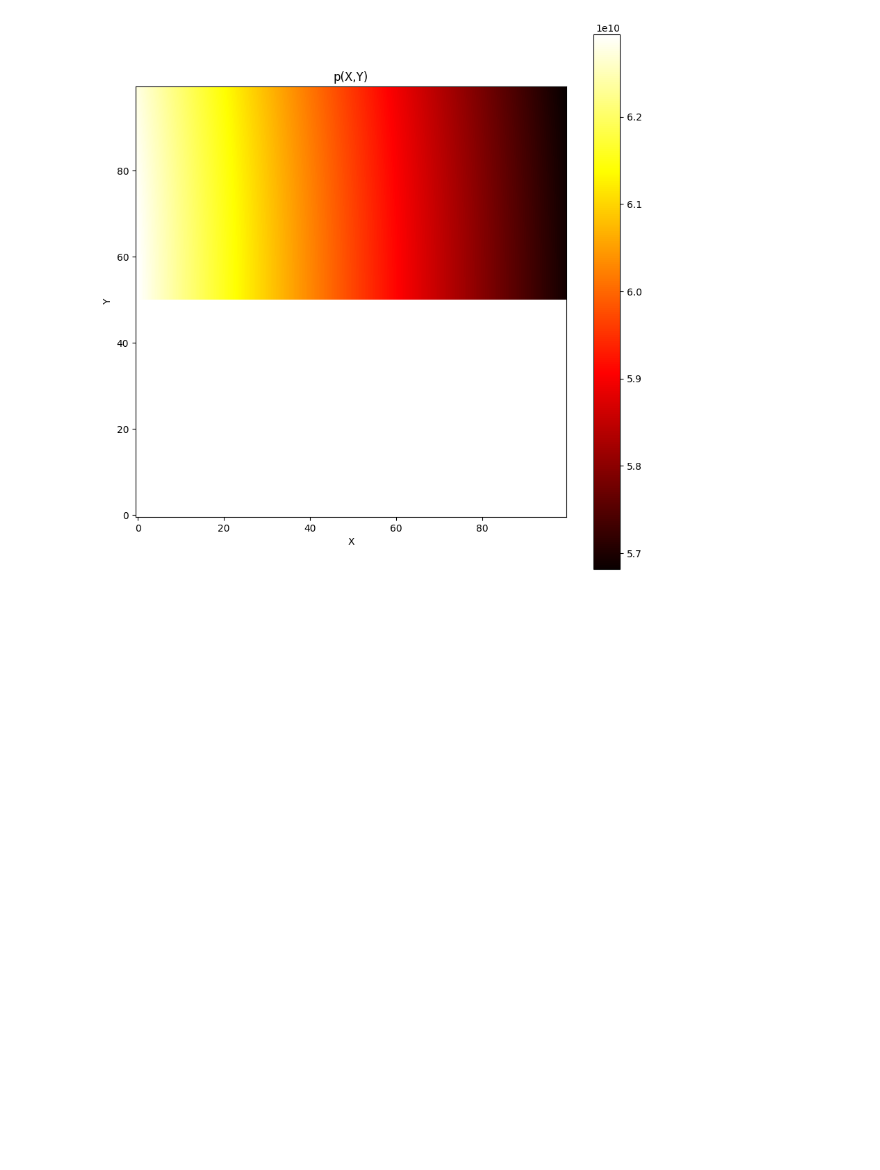
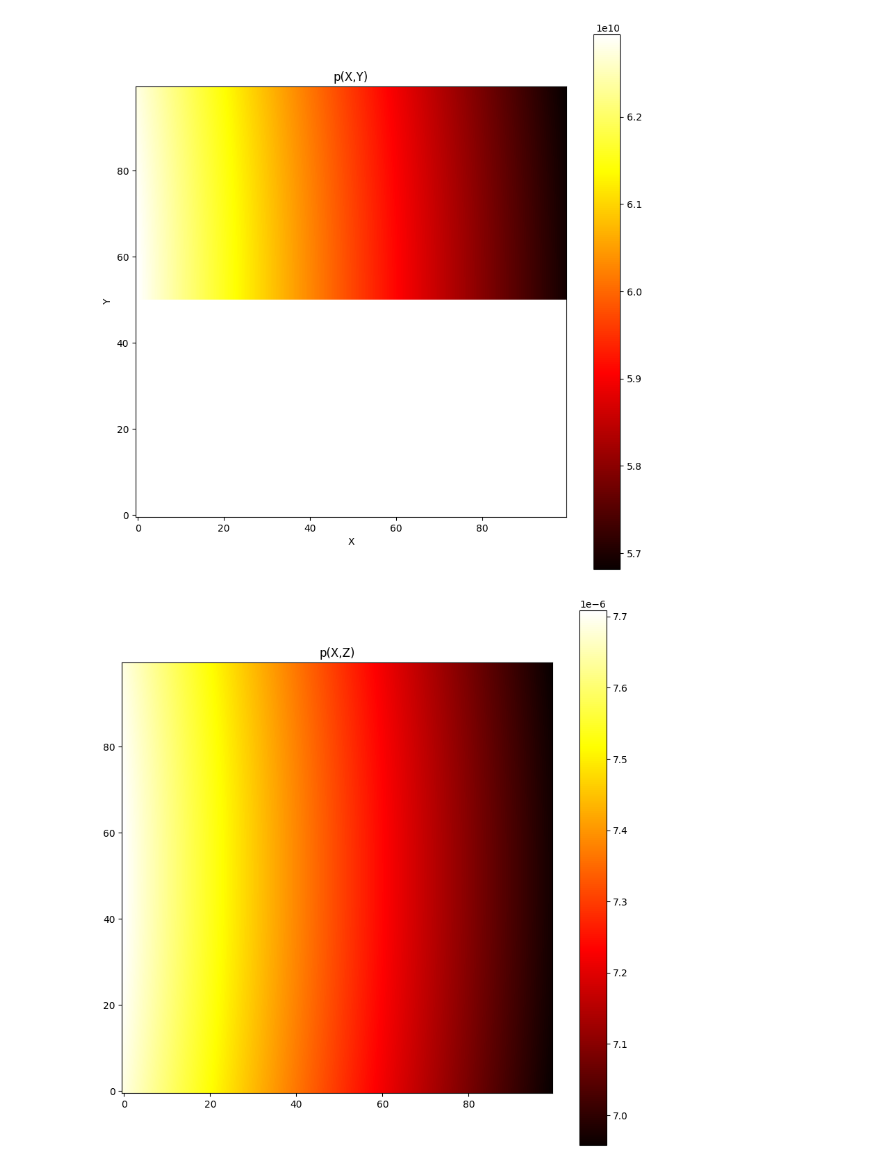
Before and after one commit to JuanitaAgudelo/TesisRepo, a Jupyter notebook: jacobian_calculations/mapping_jacobian.ipynb, the cells around one changed output. Saved outputs shown, nothing was run; the diff lists cells and outputs as text; code cells hidden in the pictures; blank space fills up the shorter version.

```diff
--- a/jacobian_calculations/mapping_jacobian.ipynb
+++ b/jacobian_calculations/mapping_jacobian.ipynb
@@ -297,8 +297,25 @@ plt.show()
 # %%
 X = np.linspace(x_lim[0], x_lim[1], 100)
 Z = np.linspace(z_lim[0], z_lim[1], 100)
 
-X_malla, Y_malla = np.meshgrid(X, Y)
-X_malla, Y_malla
+X_malla, Z_malla = np.meshgrid(X, Y)
+X_malla, Z_malla
 
-P_XY = P_X_vectorized(X_malla, Y_malla, z=zero_vector, vx=zero_vector + 0.1, vy=zero_vector, vz=zero_vector, mu=mu)
+P_XZ = P_X_vectorized(X_malla, y=zero_vector, z=Z_malla, vx=zero_vector + 0.1, vy=zero_vector, vz=zero_vector, mu=mu)
+fig, ax = plt.subplots(figsize=[10,10])
+
+
+im = ax.imshow(P_XZ,
+          origin='lower',
+          cmap='hot',
+          interpolation='bilinear'
+          )
+
+ax.set_title('p(X,Z)')
+
+# Create a colorbar using the im pointer
+fig.colorbar(im)
+
+plt.show()
+# %% [output]
+[figure, added]
```
Also changed, not shown: parts of 1 cell of this notebook.
